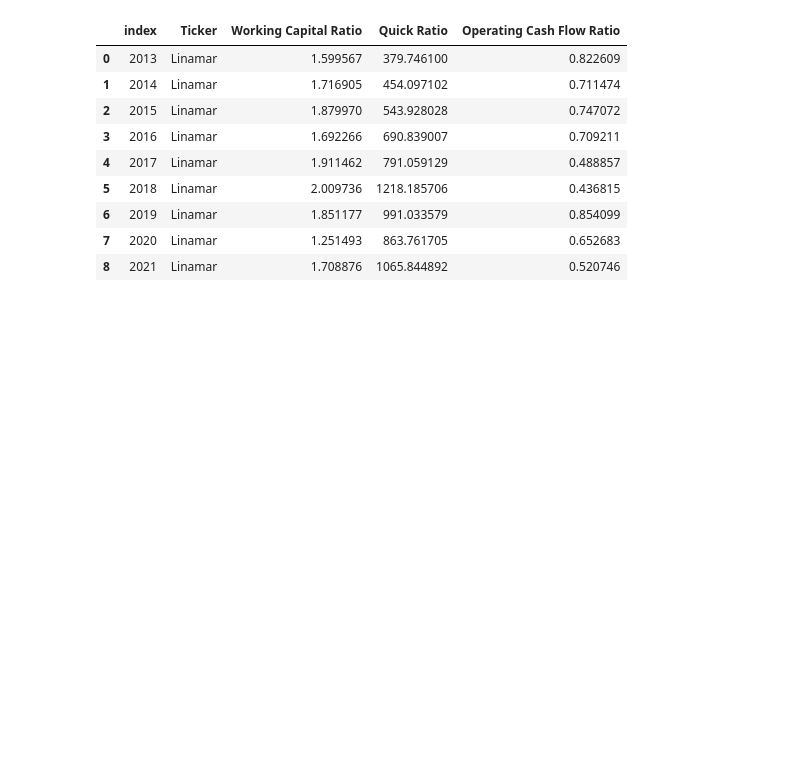
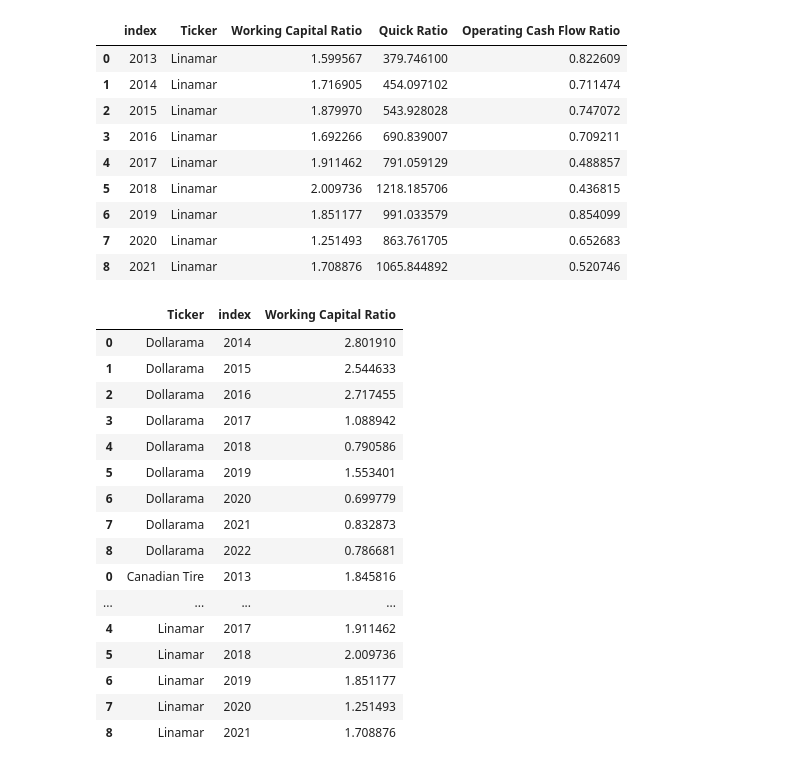
Before and after one commit to jash1112/project-financial_analysis, a Jupyter notebook: the_project from Jash.ipynb, the cells around one changed output. Drawn from its saved outputs; the diff is of its cells as text; code cells hidden in the pictures; blank space fills up the shorter version.

```diff
--- a/the_project from Jash.ipynb
+++ b/the_project from Jash.ipynb
@@ -366,14 +366,34 @@ Linamar_ratios_df
 | 7 | 2020 | Linamar | 1.251493 | 863.761705 | 0.652683 |
 | 8 | 2021 | Linamar | 1.708876 | 1065.844892 | 0.520746 |
 # %%
-# Calculating the financial ratios
-# Liquidity Ratios
-# 1-Working capital ratio = Current assets / Current liabilities
-# 2-Quick Ratio = Current assets – (Inventories / Current liabilities)
-# 3-Operating cash flow ratio = Operating cash flow / Current liabilities
+combined_df = pd.concat([Dollarama_ratios_df, Canadian_tire_ratios_df, Linamar_ratios_df])
+
+# Filter data for the working capital ratio between the three companies (Dollarama , Canadian Tire & Linamar)
+working_capital_ratio_df = combined_df[["Ticker", "index", "Working Capital Ratio"]]
+
+# Filter data for the quick ratio between the three companies (Dollarama , Canadian Tire & Linamar)
+quick_ratio_df = combined_df[["Ticker", "index", "Quick Ratio"]]
+
+# Filter data for the operating cash flow ratio between the three companies (Dollarama , Canadian Tire & Linamar)
+operating_cash_flow_ratio_df = combined_df[["Ticker", "index", "Operating Cash Flow Ratio"]]
 # %%
-#Risk Analysis Ratios
-# 1-Debt to equity ratio = Total liabilities / Shareholder’s equity
-# 2-Cash flow to debt ratio = Operating Cash Flow / Total Debt
-# 3-Interest coverage ratio = Operating income / Interest expenses
+working_capital_ratio_df
+# %% [output]
+|  | Ticker | index | Working Capital Ratio |
+| 0 | Dollarama | 2014 | 2.801910 |
+| 1 | Dollarama | 2015 | 2.544633 |
+| 2 | Dollarama | 2016 | 2.717455 |
+| 3 | Dollarama | 2017 | 1.088942 |
+| 4 | Dollarama | 2018 | 0.790586 |
+| 5 | Dollarama | 2019 | 1.553401 |
+| 6 | Dollarama | 2020 | 0.699779 |
+| 7 | Dollarama | 2021 | 0.832873 |
+| 8 | Dollarama | 2022 | 0.786681 |
+| 0 | Canadian Tire | 2013 | 1.845816 |
+| ... | ... | ... | ... |
+| 4 | Linamar | 2017 | 1.911462 |
+| 5 | Linamar | 2018 | 2.009736 |
+| 6 | Linamar | 2019 | 1.851177 |
+| 7 | Linamar | 2020 | 1.251493 |
+| 8 | Linamar | 2021 | 1.708876 |
 # %%
```
Also changed, not shown: parts of 3 cells of this notebook.
